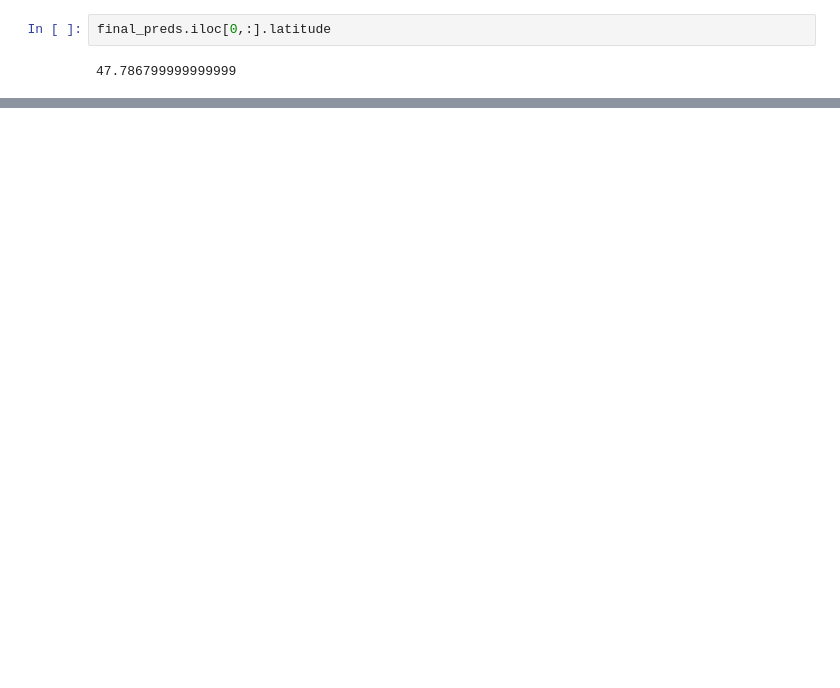
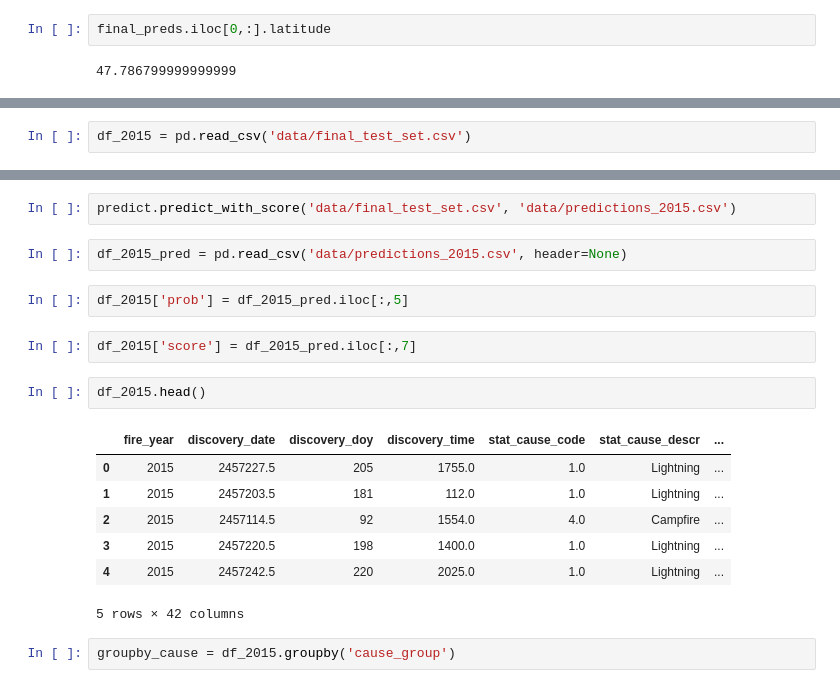
Before and after one commit to magstewart/wildfire-project, a Jupyter notebook: Wildfires_EDA.ipynb, the cells around one changed output, grey strips where cells are left out. Drawn from its saved outputs; the diff is of its cells as text; blank space fills up the shorter version.

```diff
--- a/Wildfires_EDA.ipynb
+++ b/Wildfires_EDA.ipynb
@@ -641,0 +644,2 @@ final_preds.iloc[0,:].latitude
+# %%
+df_2015 = pd.read_csv('data/final_test_set.csv')
@@ -641,0 +650,20 @@ final_preds.iloc[0,:].latitude
+# %%
+predict.predict_with_score('data/final_test_set.csv', 'data/predictions_2015.csv')
+# %%
+df_2015_pred = pd.read_csv('data/predictions_2015.csv', header=None)
+# %%
+df_2015['prob'] = df_2015_pred.iloc[:,5]
+# %%
+df_2015['score'] = df_2015_pred.iloc[:,7]
+# %%
+df_2015.head()
+# %% [output]
+|  | fire_year | discovery_date | discovery_doy | discovery_time | stat_cause_code | stat_cause_descr | ... |
+| 0 | 2015 | 2457227.5 | 205 | 1755.0 | 1.0 | Lightning | ... |
+| 1 | 2015 | 2457203.5 | 181 | 112.0 | 1.0 | Lightning | ... |
+| 2 | 2015 | 2457114.5 | 92 | 1554.0 | 4.0 | Campfire | ... |
+| 3 | 2015 | 2457220.5 | 198 | 1400.0 | 1.0 | Lightning | ... |
+| 4 | 2015 | 2457242.5 | 220 | 2025.0 | 1.0 | Lightning | ... |
+5 rows × 42 columns
+# %%
+groupby_cause = df_2015.groupby('cause_group')
```
Also changed, not shown: parts of 43 cells of this notebook, 1 other file.
